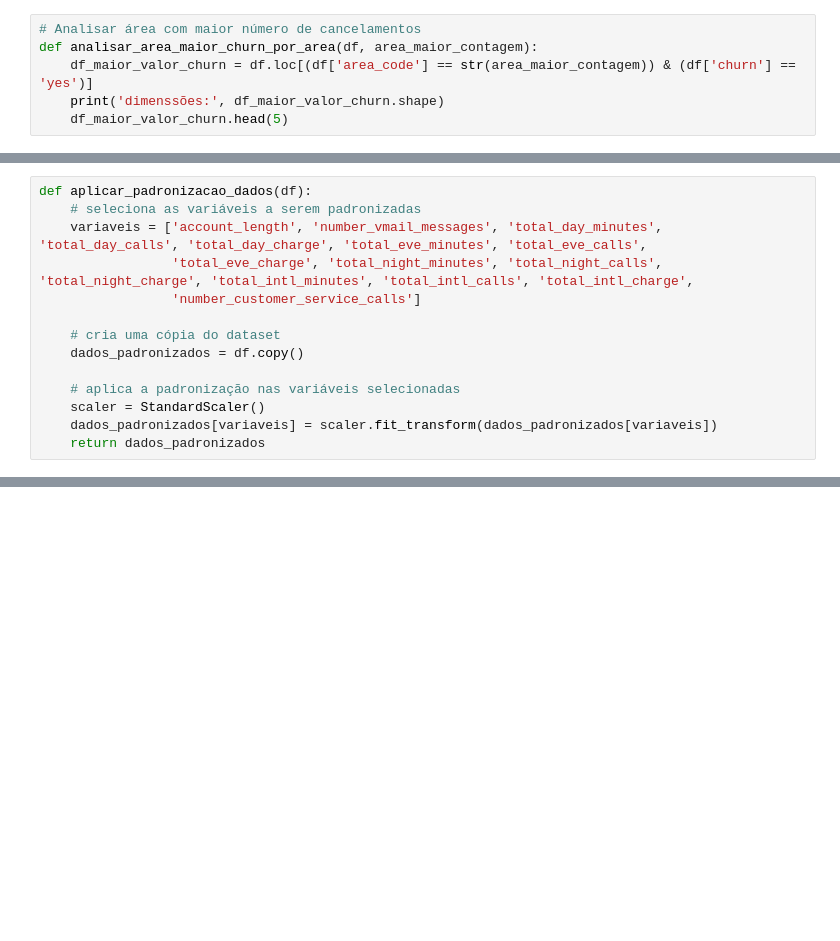
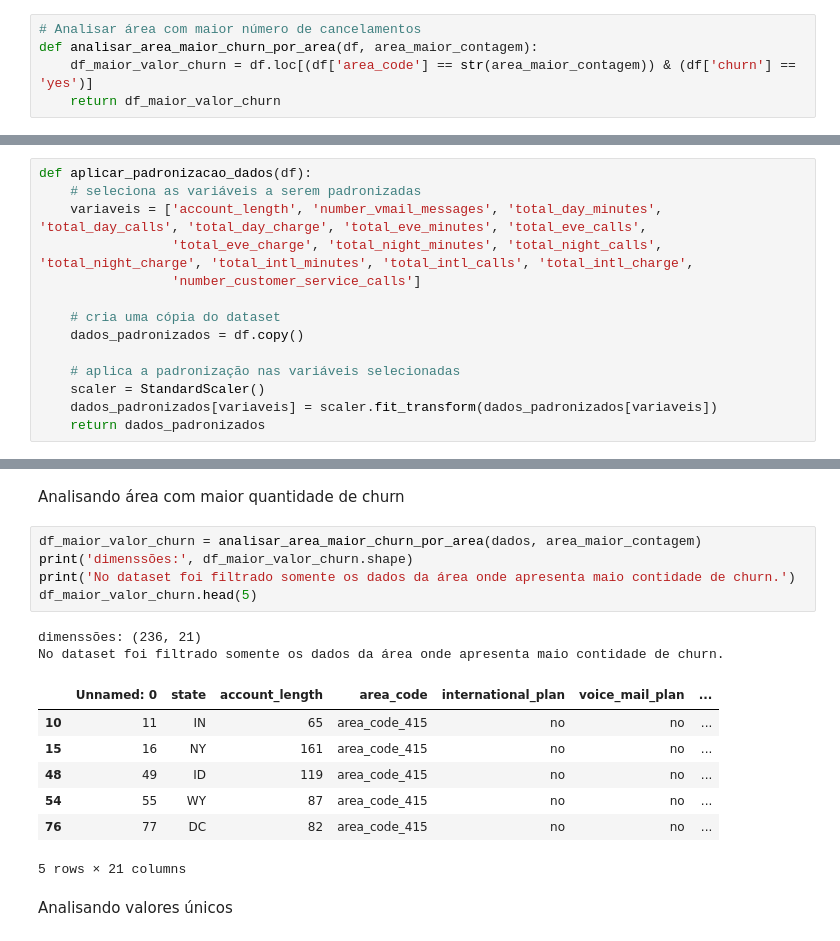
Before and after one commit to jrsilva051/prevendoCustomerChurnOperadorasTelecom, a Jupyter notebook: projetoCustomerChurn.ipynb, the cells around one changed output, grey strips where cells are left out. Drawn from its saved outputs; the diff is of its cells as text; blank space fills up the shorter version.

```diff
--- a/projetoCustomerChurn.ipynb
+++ b/projetoCustomerChurn.ipynb
@@ -97,8 +98,7 @@ def analisar_valor_unicos(df, coluna):
 # Analisar área com maior número de cancelamentos
 def analisar_area_maior_churn_por_area(df, area_maior_contagem):
     df_maior_valor_churn = df.loc[(df['area_code'] == str(area_maior_contagem)) & (df['churn'] == 'yes')]
-    print('dimenssões:', df_maior_valor_churn.shape)
-    df_maior_valor_churn.head(5)
+    return df_maior_valor_churn
 # %%
 # Criar gráfico com a contagem de churn e não churn para clientes com e sem plano internacional
 def gerar_grafico_analisar_quantidade_churn_plano_internacional(df):
@@ -483,0 +415,19 @@ AttributeError: 'Series' object has no attribute 'columns'
+# %% [markdown]
+Analisando área com maior quantidade de churn
+# %%
+df_maior_valor_churn = analisar_area_maior_churn_por_area(dados, area_maior_contagem)
+print('dimenssões:', df_maior_valor_churn.shape)
+print('No dataset foi filtrado somente os dados da área onde apresenta maio contidade de churn.')
+df_maior_valor_churn.head(5)
+# %% [output]
+dimenssões: (236, 21)
+No dataset foi filtrado somente os dados da área onde apresenta maio contidade de churn.
+|  | Unnamed: 0 | state | account_length | area_code | international_plan | voice_mail_plan | ... |
+| 10 | 11 | IN | 65 | area_code_415 | no | no | ... |
+| 15 | 16 | NY | 161 | area_code_415 | no | no | ... |
+| 48 | 49 | ID | 119 | area_code_415 | no | no | ... |
+| 54 | 55 | WY | 87 | area_code_415 | no | no | ... |
+| 76 | 77 | DC | 82 | area_code_415 | no | no | ... |
+5 rows × 21 columns
+# %% [markdown]
+Analisando valores únicos
```
Also changed, not shown: parts of 53 cells of this notebook.
